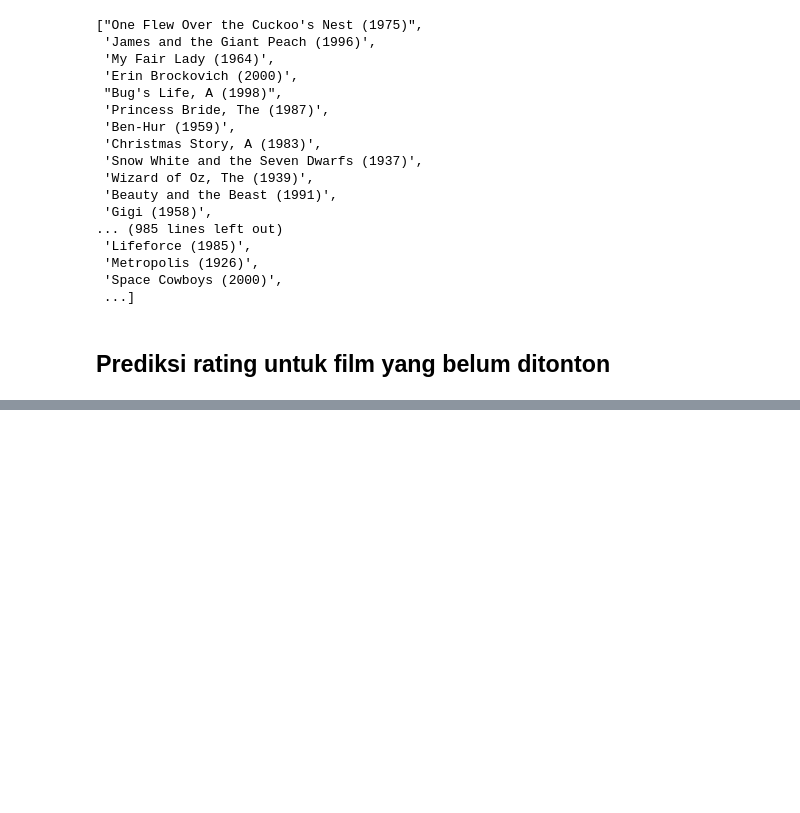
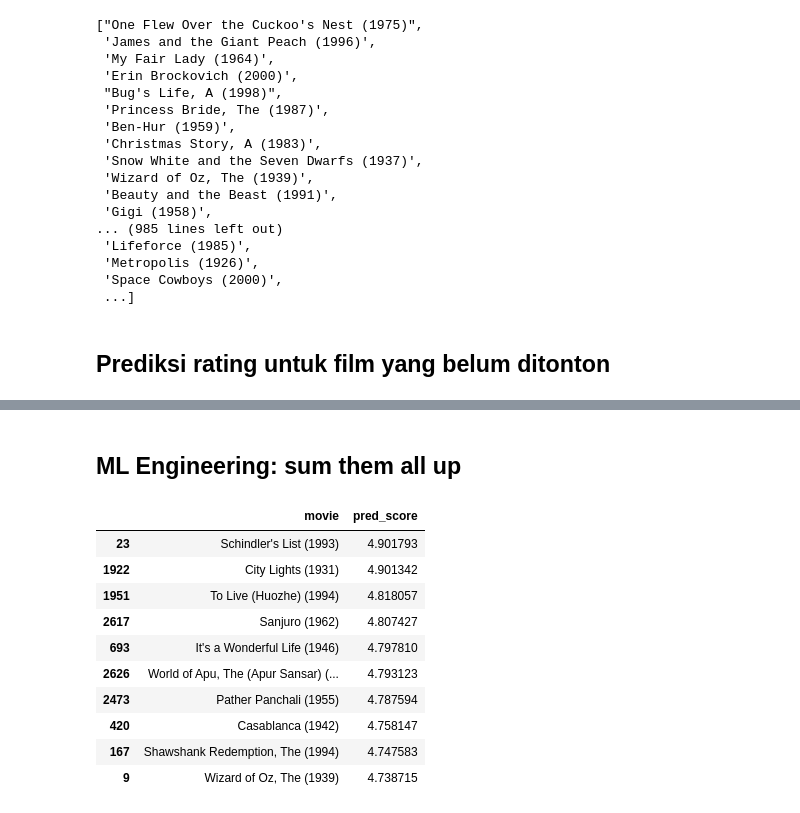
Before and after one commit to nicogulo/CF, a Jupyter notebook: 20 - Recommendation System/collaborative filtering.ipynb, the cells around one changed output, grey strips where cells are left out. Cells and saved outputs as stored; diff of their text form; code cells hidden in the pictures; blank space fills up the shorter version.

Commit message:
sum them all up

```diff
--- a/20 - Recommendation System/collaborative filtering.ipynb
+++ b/20 - Recommendation System/collaborative filtering.ipynb
@@ -106 +106,41 @@ score
  ...]
+# %% [markdown]
+## ML Engineering: sum them all up
+# %%
+class RecommenderSystem:
+    def __init__(self, data):
+        self.df = pd.read_csv(data)
+        self.all_movies = self.df.movie.unique()
+        self.model = None
+    def fit(self):
+        data = Dataset.load_from_df(self.df, Reader())
+        trainset = data.build_full_trainset()
+
+        self.model = SVD()
+        self.model.fit(trainset)
+
+    def recommend(self, user_id, topk=10):
+        watched = self.df[self.df.userId == user_id].movie
+        not_watched = [movie for movie in self.all_movies if movie not in watched]
+        score = [self.model.predict(user_id, movie).est for movie in not_watched]
+
+        result = pd.DataFrame({"movie": not_watched, "pred_score": score})
+        result.sort_values("pred_score", ascending=False, inplace=True)
+        return result.head(topk)
+# %%
+recsys = RecommenderSystem("data/collaborative_filtering.csv")
+recsys.fit()
+# %%
+recsys.recommend(user_id=1)
+# %% [output]
+|  | movie | pred_score |
+| 23 | Schindler's List (1993) | 4.901793 |
+| 1922 | City Lights (1931) | 4.901342 |
+| 1951 | To Live (Huozhe) (1994) | 4.818057 |
+| 2617 | Sanjuro (1962) | 4.807427 |
+| 693 | It's a Wonderful Life (1946) | 4.797810 |
+| 2626 | World of Apu, The (Apur Sansar) (... | 4.793123 |
+| 2473 | Pather Panchali (1955) | 4.787594 |
+| 420 | Casablanca (1942) | 4.758147 |
+| 167 | Shawshank Redemption, The (1994) | 4.747583 |
+| 9 | Wizard of Oz, The (1939) | 4.738715 |
```
Also changed, not shown: parts of 2 cells of this notebook.
